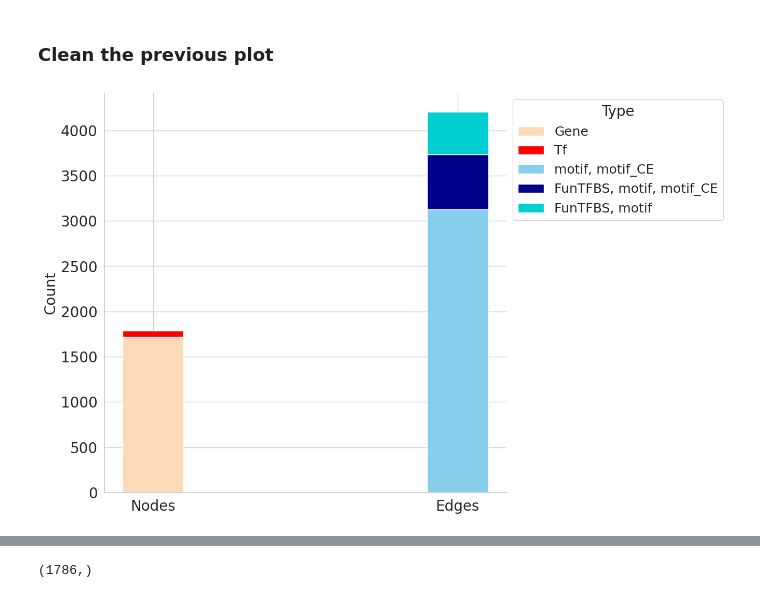
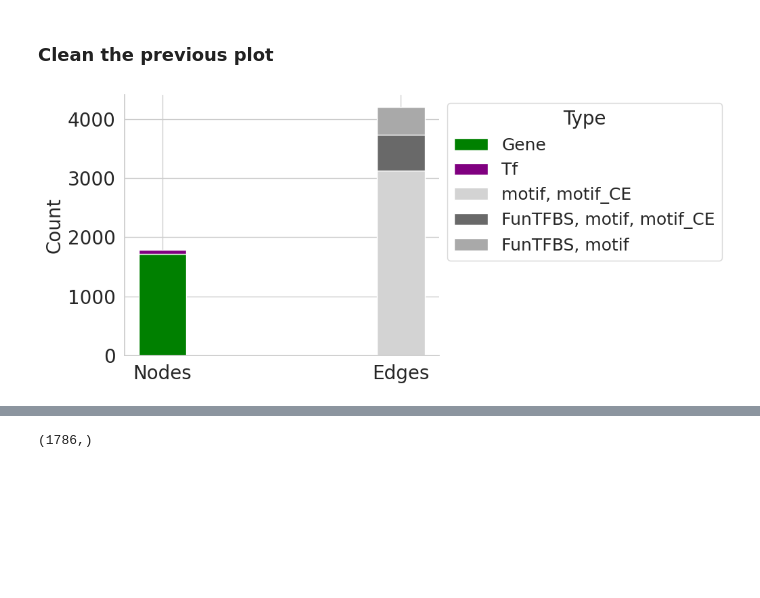
Before and after one commit to Plant-Net/GENIAL_Framework, a Jupyter notebook: Plot/Plot_clean.ipynb, the cells around one changed output, grey strips where cells are left out. Cells and saved outputs as stored; diff of their text form; code cells hidden in the pictures; blank space fills up the shorter version.

Commit message:
Update plots

```diff
--- a/Plot/Plot_clean.ipynb
+++ b/Plot/Plot_clean.ipynb
@@ -30,38 +30,42 @@ node_counts = pd.DataFrame({
 edge_counts = df["reg.evidence"].value_counts().reset_index()
 edge_counts.columns = ["Type", "Count"]
 edge_counts["Category"] = "Edges"
 
 # Combine for plotting
 plot_df = pd.concat([node_counts, edge_counts])
 
-colors = {'Tf':'red', 'Gene':'peachpuff', 'motif, motif_CE':'skyblue', 'FunTFBS, motif, motif_CE':'darkblue','FunTFBS, motif':'darkturquoise'}
+colors = {'Tf':'purple', 'Gene':'green', 'motif, motif_CE':'lightgrey', 'FunTFBS, motif, motif_CE':'dimgrey','FunTFBS, motif':'darkgrey'}
 
-# Plot
-fig, ax = plt.subplots(figsize=(10, 10))
+# Define category positions
+category_positions = {"Nodes": 0, "Edges": 0.5}  # Reduce spacing
+
+fig, ax = plt.subplots(figsize=(6, 5))
 
 bottoms = {"Nodes": 0, "Edges": 0}
 
 for _, row in plot_df.iterrows():
     color = colors.get(row["Type"], "gray")
     ax.bar(
-        row["Category"], row["Count"], label=row["Type"],
-        bottom=bottoms[row["Category"]], color=color, width=0.2,
+        category_positions[row["Category"]], row["Count"], label=row["Type"],
+        bottom=bottoms[row["Category"]], color=color, width=0.1,  # Adjust width
     )
     bottoms[row["Category"]] += row["Count"]
 
+# Set category labels at custom positions
+ax.set_xticks([category_positions["Nodes"], category_positions["Edges"]])
+ax.set_xticklabels(["Nodes", "Edges"], fontsize=20)
 ax.set_ylabel("Count", fontsize=20)
-ax.set_xticklabels(plot_df["Category"].unique(), fontsize=20)
 ax.tick_params(axis='y', labelsize=20)
 ax.spines.top.set_visible(False)
 ax.spines.right.set_visible(False)
 
 
 # Ensure only unique legend entries
 handles, labels = ax.get_legend_handles_labels()
 unique_labels = dict(zip(labels, handles))
 ax.legend(unique_labels.values(), unique_labels.keys(), title="Type", loc="upper left", bbox_to_anchor=(1, 1), fontsize=18, title_fontsize=20)
 
-# plt.savefig('./Results/Clean_plot/GRN_Description.svg', bbox_inches='tight', format='svg')
+plt.savefig('./Fig2_A.svg', bbox_inches='tight', format='svg')
 plt.show()
 # %% [output]
-[figure, old version]
+[figure, new version]
```
Also changed, not shown: parts of 7 cells of this notebook, 1 other file.
